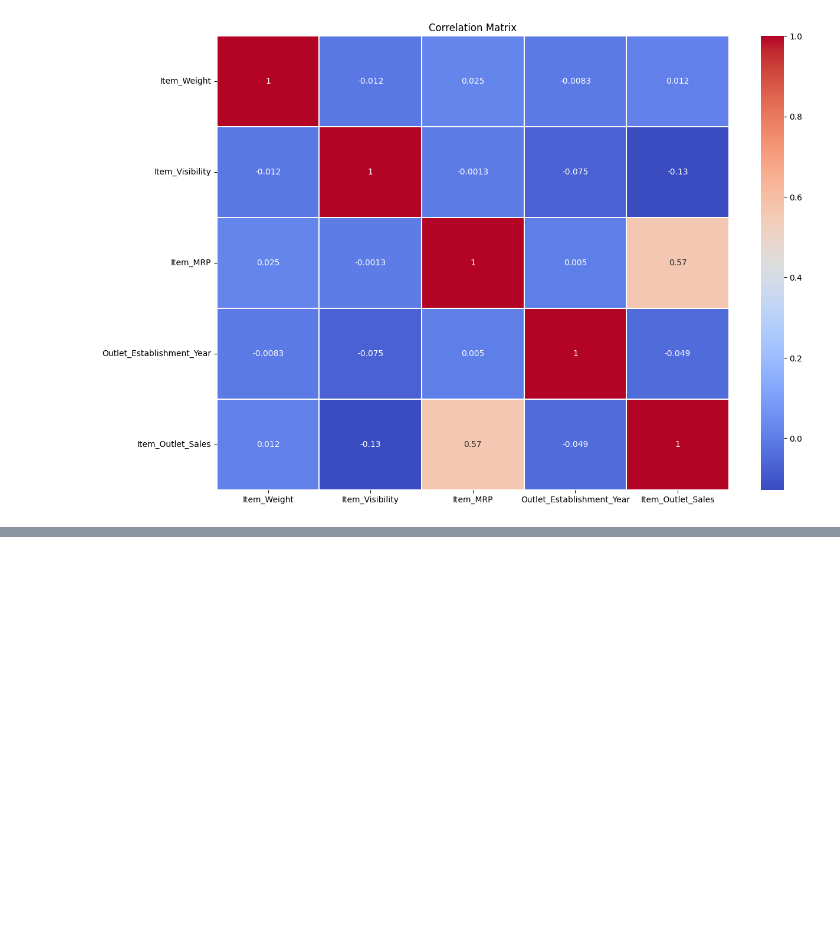
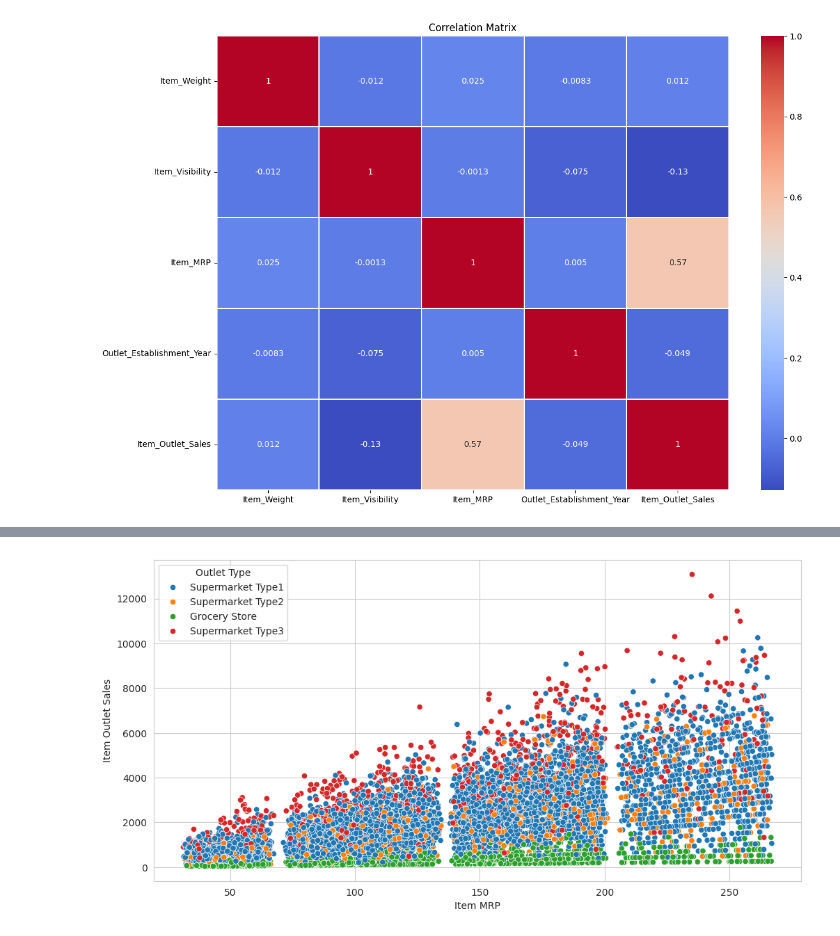
Before and after one commit to AromaDsouza/BigMart_Sales_Prediction, a Jupyter notebook: BigMart_Sales_Prediction.ipynb, the cells around one changed output, grey strips where cells are left out. Cells and saved outputs as stored; diff of their text form; code cells hidden in the pictures; blank space fills up the shorter version.

```diff
--- a/BigMart_Sales_Prediction.ipynb
+++ b/BigMart_Sales_Prediction.ipynb
@@ -309,0 +337,10 @@ plt.show()
+# %%
+plt.figure(figsize = (12,6))
+sns.scatterplot(x = 'Item_MRP', y ='Item_Outlet_Sales', hue = 'Outlet_Type', data = train_data)
+plt.title = ('Item MRP vs Item Outlet Sales by Outlet Type')
+plt.xlabel('Item MRP')
+plt.ylabel('Item Outlet Sales')
+plt.legend(title = 'Outlet Type')
+plt.show()
+# %% [output]
+[figure, added]
```
Also changed, not shown: parts of 7 cells of this notebook.
